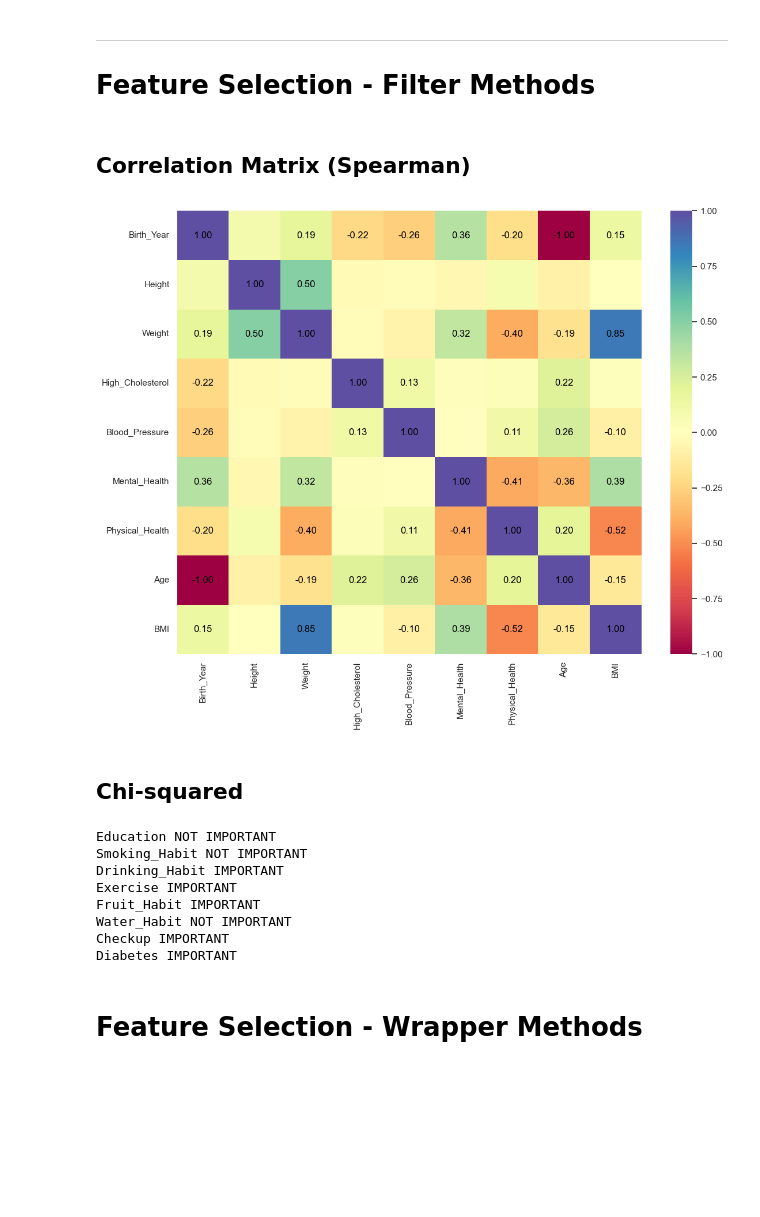
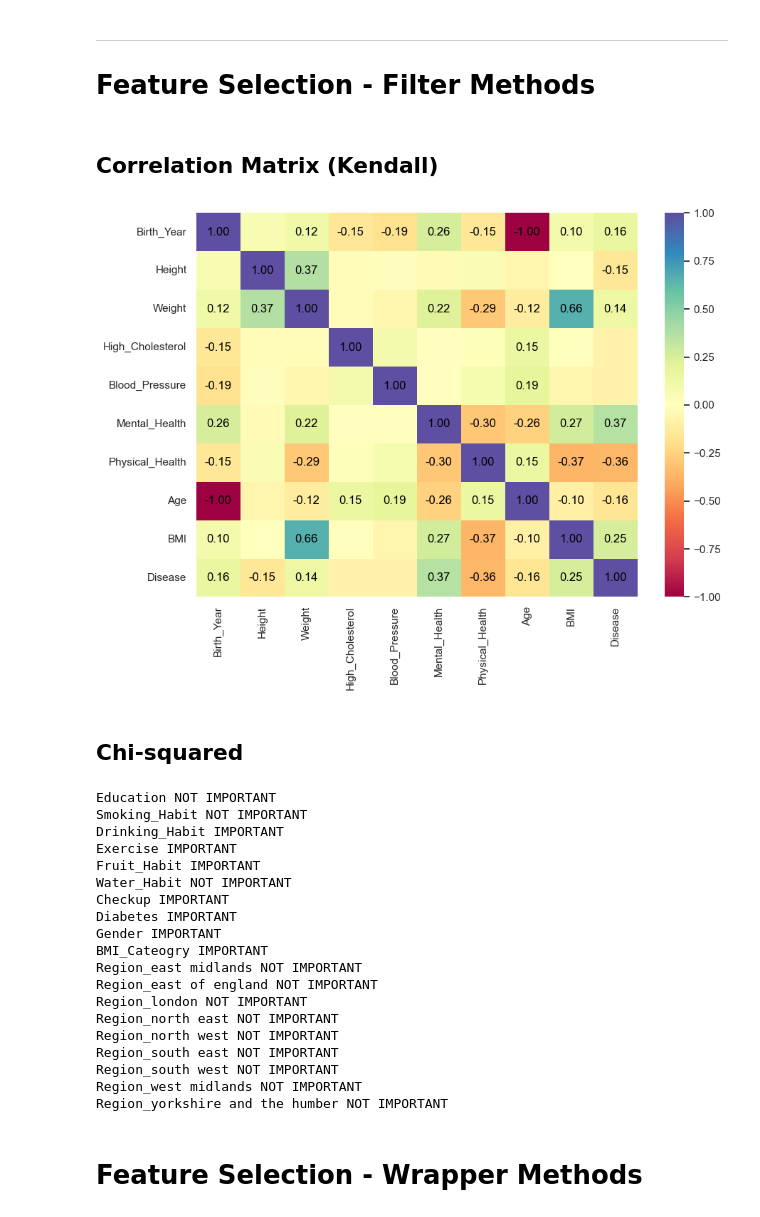
Before and after one commit to lstk44/TheSmithParasiteNOVA, a Jupyter notebook: Notebook_Group01.ipynb, the cells around one changed output. Drawn from its saved outputs; the diff is of its cells as text; code cells hidden in the pictures; blank space fills up the shorter version.

Commit message:
update corr matrix to kendall and add Disease

```diff
--- a/Notebook_Group01.ipynb
+++ b/Notebook_Group01.ipynb
@@ -482,22 +482,25 @@ transform successful...
 ---
 # Feature Selection - Filter Methods
 # %% [markdown]
-## Correlation Matrix (Spearman)
+## Correlation Matrix (Kendall)
+# %%
+# add target variable to xtrain_prepro again
+df_corr = pd.merge(xtrain_prepro[xnumeric_cols], ytrain, left_index=True, right_index=True)
 # %%
 def heatmap(dataframe, treshold=.05):
-    corr = dataframe.corr(method='spearman')
-    f, ax = plt.subplots(figsize=(13,10))
+    corr = dataframe.corr(method='kendall')
+    f, ax = plt.subplots(figsize=(10,7))
     sns.heatmap(corr,cmap='Spectral',fmt='.2f')
     for i in range(len(corr)):
         for j in range(len(corr)):
             if abs(corr.iloc[i, j]) > treshold:
                 ax.text(j+0.5, i+0.5, '{:.2f}'.format(corr.iloc[i, j]),
                         ha='center', va='center', color='black')
     plt.show()
 
-heatmap(xtrain_prepro[xnumeric_cols], treshold=.099)
+heatmap(df_corr, treshold=.099)
 # %% [output]
-[figure, old version]
+[figure, new version]
 # %% [markdown]
 ## Chi-squared
 # %%
@@ -514,9 +517,7 @@ def TestIndependence(X,Y,var,alpha=0.05):
         result= str(var) + CRED + ' NOT IMPORTANT' + CEND
     print(result)
 # %%
-initial_xcategorical_col = [i for i in x.columns if i not in xnumeric_cols]
-initial_xcategorical_col.remove('Name')
-initial_xcategorical_col.remove('Region')
+initial_xcategorical_col = [i for i in xtrain_prepro.columns if i not in xnumeric_cols]
 
 for var in initial_xcategorical_col:
     TestIndependence(xtrain_prepro[var],ytrain, var)
@@ -529,6 +530,17 @@ Fruit_Habit IMPORTANT
 Water_Habit NOT IMPORTANT
 Checkup IMPORTANT
 Diabetes IMPORTANT
+Gender IMPORTANT
+BMI_Cateogry IMPORTANT
+Region_east midlands NOT IMPORTANT
+Region_east of england NOT IMPORTANT
+Region_london NOT IMPORTANT
+Region_north east NOT IMPORTANT
+Region_north west NOT IMPORTANT
+Region_south east NOT IMPORTANT
+Region_south west NOT IMPORTANT
+Region_west midlands NOT IMPORTANT
+Region_yorkshire and the humber NOT IMPORTANT
 # %% [markdown]
 # Feature Selection - Wrapper Methods
 # %% [markdown]
```
Also changed, not shown: parts of 40 cells of this notebook.
